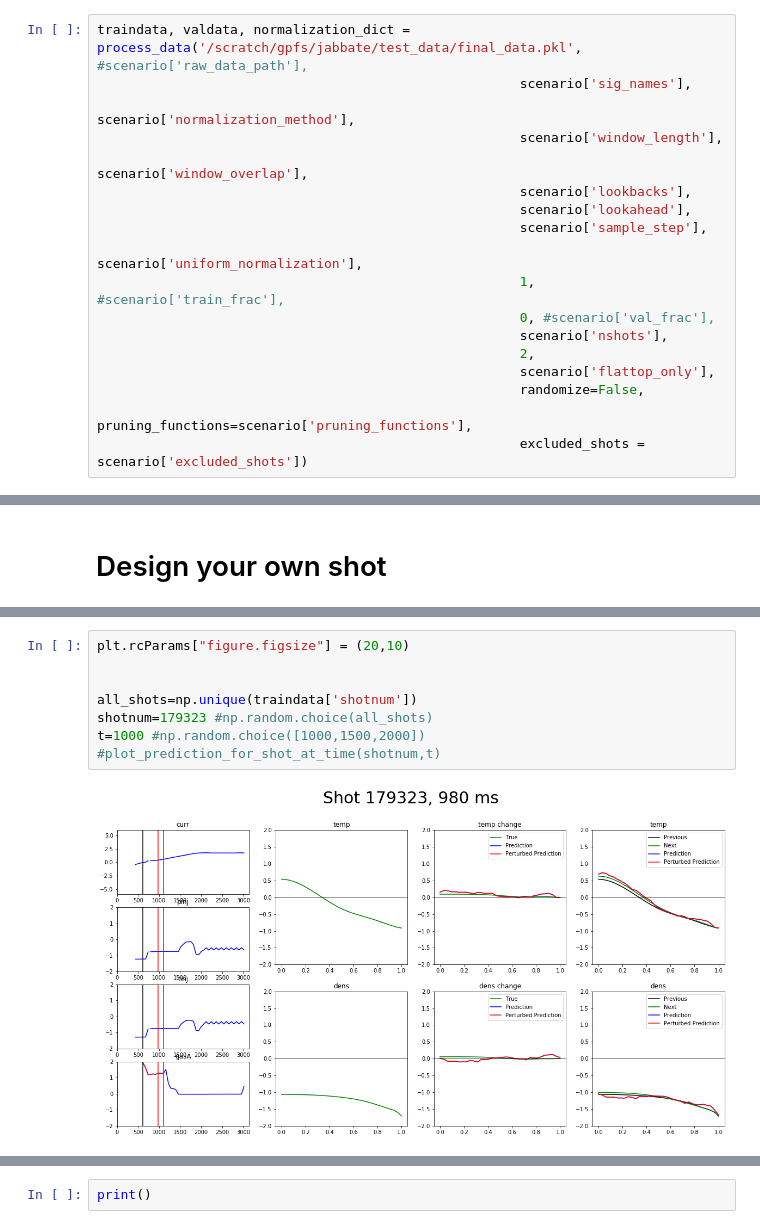
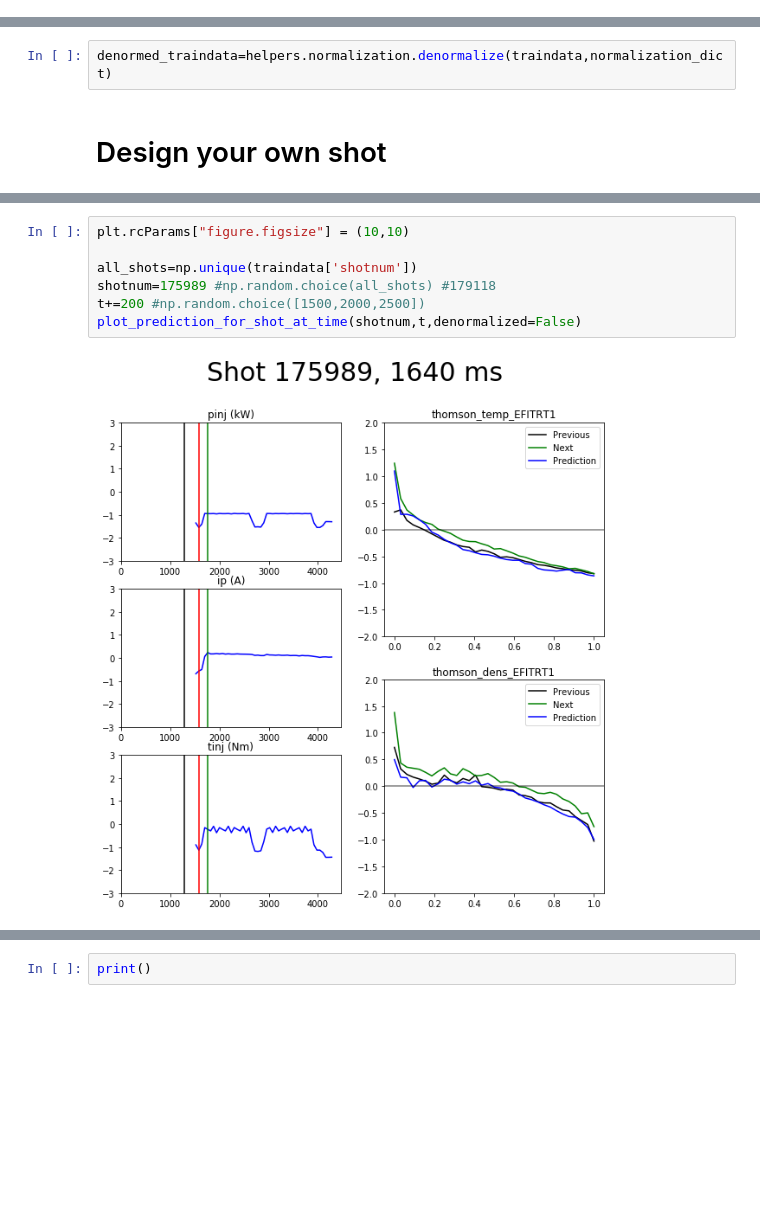
Before and after one commit to PlasmaControl/plasma-profile-predictor, a Jupyter notebook: notebooks/joe_analyze.ipynb, the cells around one changed output, grey strips where cells are left out. Drawn from its saved outputs; the diff is of its cells as text; blank space fills up the shorter version.

```diff
--- a/notebooks/joe_analyze.ipynb
+++ b/notebooks/joe_analyze.ipynb
@@ -61,18 +134,0 @@ plt.show()
-# %%
-traindata, valdata, normalization_dict = process_data('/scratch/gpfs/jabbate/test_data/final_data.pkl', #scenario['raw_data_path'],
-                                                      scenario['sig_names'],
-                                                      scenario['normalization_method'],
-                                                      scenario['window_length'],
-                                                      scenario['window_overlap'],
-                                                      scenario['lookbacks'],
-                                                      scenario['lookahead'],
-                                                      scenario['sample_step'],
-                                                      scenario['uniform_normalization'],
-                                                      1, #scenario['train_frac'],
-                                                      0, #scenario['val_frac'],
-                                                      scenario['nshots'],
-                                                      2,
-                                                      scenario['flattop_only'],
-                                                      randomize=False,
-                                                      pruning_functions=scenario['pruning_functions'],
-                                                      excluded_shots = scenario['excluded_shots'])
@@ -109,3 +135,5 @@ train_generator = DataGenerator(traindata,
+# %%
+denormed_traindata=helpers.normalization.denormalize(traindata,normalization_dict)
 # %% [markdown]
 # Design your own shot
 # %%
@@ -284,10 +367,9 @@ dict_keys(['input_temp', 'input_dens', 'input_past_pinj', 'input_future_pinj', '
 # %%
-plt.rcParams["figure.figsize"] = (20,10)
-
+plt.rcParams["figure.figsize"] = (10,10)
 
 all_shots=np.unique(traindata['shotnum'])
-shotnum=179323 #np.random.choice(all_shots)
-t=1000 #np.random.choice([1000,1500,2000])
-#plot_prediction_for_shot_at_time(shotnum,t)
+shotnum=175989 #np.random.choice(all_shots) #179118
+t+=200 #np.random.choice([1500,2000,2500])
+plot_prediction_for_shot_at_time(shotnum,t,denormalized=False)
 # %% [output]
-[figure, old version]
+[figure, new version]
```
Also changed, not shown: parts of 13 cells of this notebook, 10 other files.
